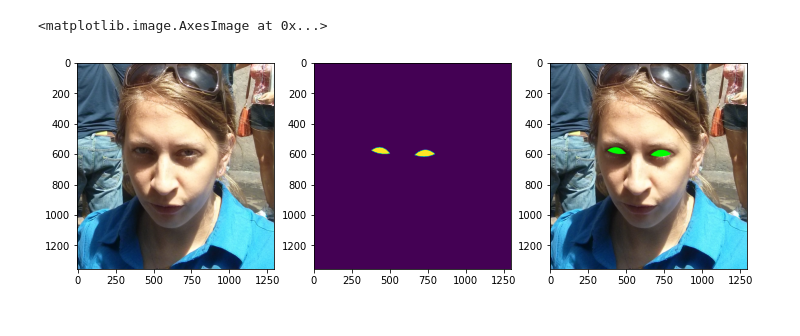
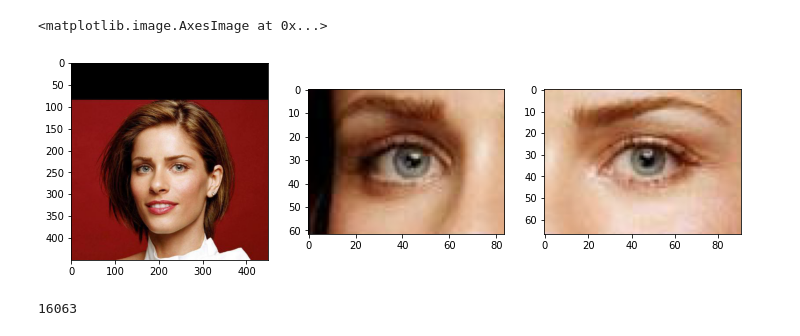
Before and after one commit to jhanmtl/eye-contact-on, a Jupyter notebook: notebooks/lapa-eda/label-identification.ipynb, the cells around one changed output. Saved outputs shown, nothing was run; the diff lists cells and outputs as text; code cells hidden in the pictures.

Commit message:
LaPa eyes cropped, ~30k images

```diff
--- a/notebooks/lapa-eda/label-identification.ipynb
+++ b/notebooks/lapa-eda/label-identification.ipynb
@@ -7,3 +8,27 @@ from PIL import Image, ImageDraw
+# %%
+def eye_crop(img,mask,padding_ratio=0.75,min_maskratio=0.001):
+
+    mask_ratio=np.sum(mask)/np.sum(np.ones_like(mask))
+    if mask_ratio<min_maskratio:
+        raise Exception("minimum mask ratio not met")
+
+    maskcoords=np.argwhere(mask)
+    [y1,x1]=np.min(maskcoords,0)
+    [y2,x2]=np.max(maskcoords,0)
+
+    h,w,_=img.shape
+
+    padding=int((x2-x1)*padding_ratio)
+
+    y1=max(y1-padding,0)
+    x1=max(x1-padding,0)
+
+    y2=min(y2+padding,h)
+    x2=min(x2+padding,w)
+
+    cropped=img[y1:y2,x1:x2,:]
+
+    return cropped
 # %%
 imgdir="/home/jay/postgrad-portfolio/gaze-correction/data/lapa/raw/LaPa/train/images"
 labeldir="/home/jay/postgrad-portfolio/gaze-correction/data/lapa/raw/LaPa/train/labels"
@@ -20,20 +61,26 @@ landmarkpaths.sort()
 # %%
-idx=1
+idx=random.choice(range(len(imgpaths)))
+
+# idx=6541
 
 img=np.array(Image.open(imgpaths[idx]))
 label=np.array(Image.open(labelpaths[idx]))
 
 lefteyemask=label==4
 righteyemask=label==5
 
-eyemask=lefteyemask+righteyemask
-overlay=np.copy(img)
-overlay[eyemask]=[0,255,0]
+leftcrop=eye_crop(img,lefteyemask)
+rightcrop=eye_crop(img,righteyemask)
 
-plt.figure(figsize=(12,36))
+
+plt.figure(figsize=(12,48))
 plt.subplot(131).imshow(img)
-plt.subplot(132).imshow(eyemask)
-plt.subplot(133).imshow(overlay)
+plt.subplot(132).imshow(leftcrop)
+plt.subplot(133).imshow(rightcrop)
 # %% [output]
 <matplotlib.image.AxesImage at 0x...>
-[figure, old version]
+[figure, new version]
+# %%
+idx
+# %% [output]
+16063
```
Also changed, not shown: parts of 3 cells of this notebook, 3 other files.
